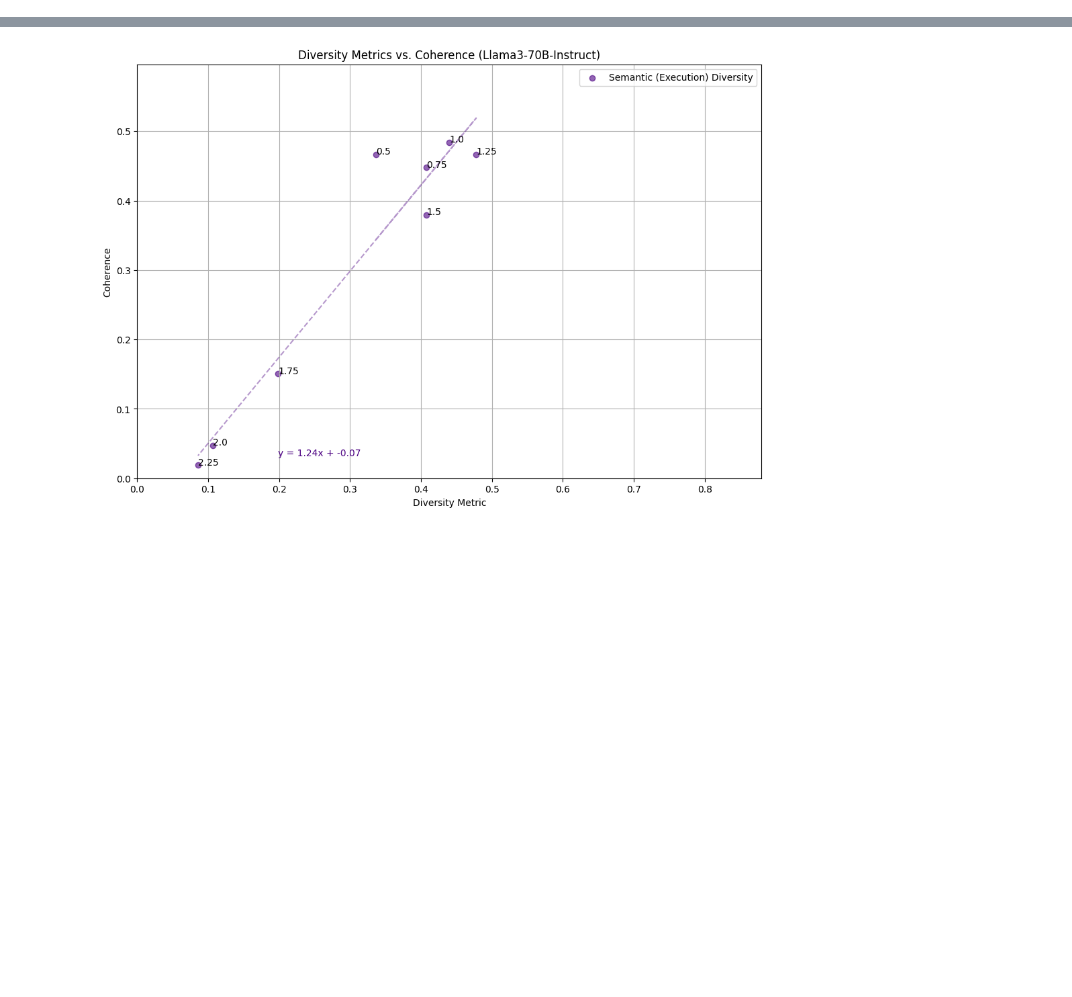
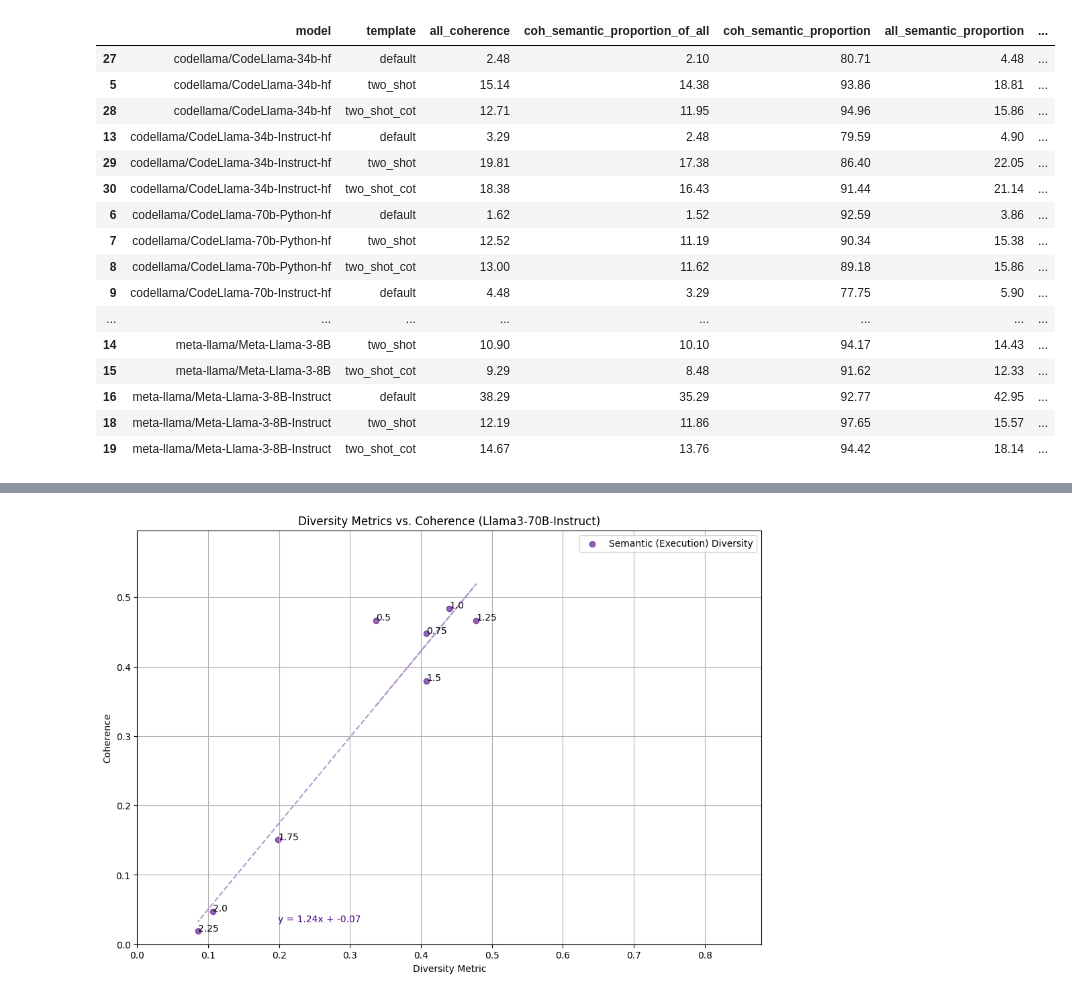
Before and after one commit to shuoli90/program_cal_diverse, a Jupyter notebook: notebooks/AnalyzeOpenEnded.ipynb, the cells around one changed output, grey strips where cells are left out. Drawn from its saved outputs; the diff is of its cells as text; code cells hidden in the pictures; blank space fills up the shorter version.

```diff
--- a/notebooks/AnalyzeOpenEnded.ipynb
+++ b/notebooks/AnalyzeOpenEnded.ipynb
@@ -19,0 +55,58 @@ data.head()
+# %%
+subset_data = data[data["temperature"] == 1.0]
+subset_data = subset_data[~subset_data["model"].str.contains("tatsu")]
+
+# Custom sorting order for the "model" and "template" columns
+model_order = [
+    "codellama/CodeLlama-34b-hf",
+    "codellama/CodeLlama-34b-Instruct-hf",
+    "codellama/CodeLlama-70b-Python-hf",
+    "codellama/CodeLlama-70b-Instruct-hf",
+    "codellama/CodeLlama-7b-hf",
+    "codellama/CodeLlama-7b-Instruct-hf",
+    "meta-llama/Meta-Llama-3-70B",
+    "meta-llama/Meta-Llama-3-70B-Instruct",
+    "meta-llama/Meta-Llama-3-8B",
+    "meta-llama/Meta-Llama-3-8B-Instruct"
+]
+
+template_order = ["default", "two_shot", "two_shot_cot"]
+
+# Convert the "model" and "template" columns to categorical types with the custom orders
+subset_data["model"] = pd.Categorical(subset_data["model"], categories=model_order, ordered=True)
+subset_data["template"] = pd.Categorical(subset_data["template"], categories=template_order, ordered=True)
+
+
+
+
+subset_data = subset_data.sort_values(by=["model", "template"])
+
+
+
+
+
+subset_data = subset_data[["model", "template", "all_coherence",  "coh_semantic_proportion_of_all", "coh_semantic_proportion", "all_semantic_proportion",
+                           "all_average_cosine_distance_raw",
+                           "all_distinct_4_bootstrap", "all_plain_subtrees_4_bootstrap", "all_stripped_subtrees_4_bootstrap",
+                           "coh_average_cosine_distance_raw",
+                            "coh_distinct_4_bootstrap", "coh_plain_subtrees_4_bootstrap", "coh_stripped_subtrees_4_bootstrap"]]
+# %%
+subset_data
+# %% [output]
+|  | model | template | all_coherence | coh_semantic_proportion_of_all | coh_semantic_proportion | all_semantic_proportion | ... |
+| 27 | codellama/CodeLlama-34b-hf | default | 2.48 | 2.10 | 80.71 | 4.48 | ... |
+| 5 | codellama/CodeLlama-34b-hf | two_shot | 15.14 | 14.38 | 93.86 | 18.81 | ... |
+| 28 | codellama/CodeLlama-34b-hf | two_shot_cot | 12.71 | 11.95 | 94.96 | 15.86 | ... |
+| 13 | codellama/CodeLlama-34b-Instruct-hf | default | 3.29 | 2.48 | 79.59 | 4.90 | ... |
+| 29 | codellama/CodeLlama-34b-Instruct-hf | two_shot | 19.81 | 17.38 | 86.40 | 22.05 | ... |
+| 30 | codellama/CodeLlama-34b-Instruct-hf | two_shot_cot | 18.38 | 16.43 | 91.44 | 21.14 | ... |
+| 6 | codellama/CodeLlama-70b-Python-hf | default | 1.62 | 1.52 | 92.59 | 3.86 | ... |
+| 7 | codellama/CodeLlama-70b-Python-hf | two_shot | 12.52 | 11.19 | 90.34 | 15.38 | ... |
+| 8 | codellama/CodeLlama-70b-Python-hf | two_shot_cot | 13.00 | 11.62 | 89.18 | 15.86 | ... |
+| 9 | codellama/CodeLlama-70b-Instruct-hf | default | 4.48 | 3.29 | 77.75 | 5.90 | ... |
+| ... | ... | ... | ... | ... | ... | ... | ... |
+| 14 | meta-llama/Meta-Llama-3-8B | two_shot | 10.90 | 10.10 | 94.17 | 14.43 | ... |
+| 15 | meta-llama/Meta-Llama-3-8B | two_shot_cot | 9.29 | 8.48 | 91.62 | 12.33 | ... |
+| 16 | meta-llama/Meta-Llama-3-8B-Instruct | default | 38.29 | 35.29 | 92.77 | 42.95 | ... |
+| 18 | meta-llama/Meta-Llama-3-8B-Instruct | two_shot | 12.19 | 11.86 | 97.65 | 15.57 | ... |
+| 19 | meta-llama/Meta-Llama-3-8B-Instruct | two_shot_cot | 14.67 | 13.76 | 94.42 | 18.14 | ... |
```
Also changed, not shown: parts of 7 cells of this notebook, 4 other files.
